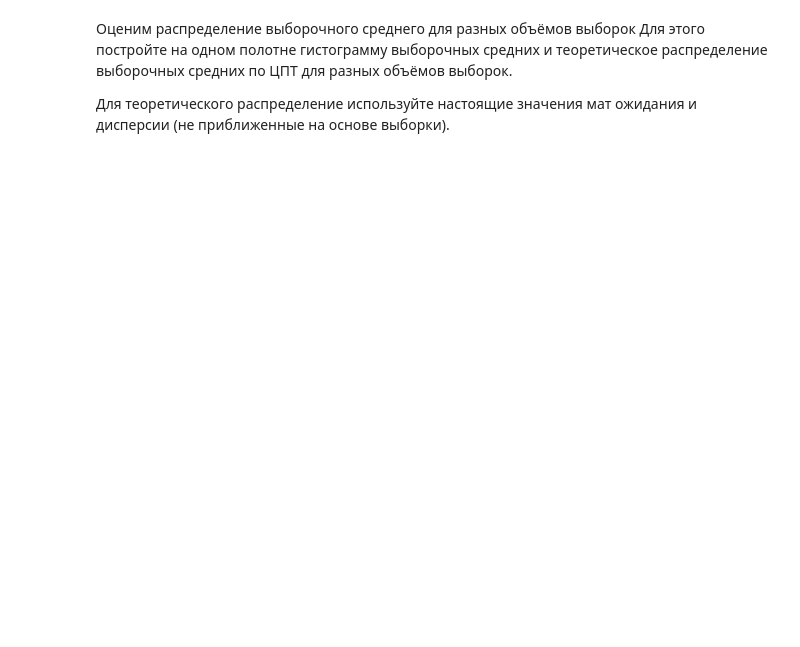
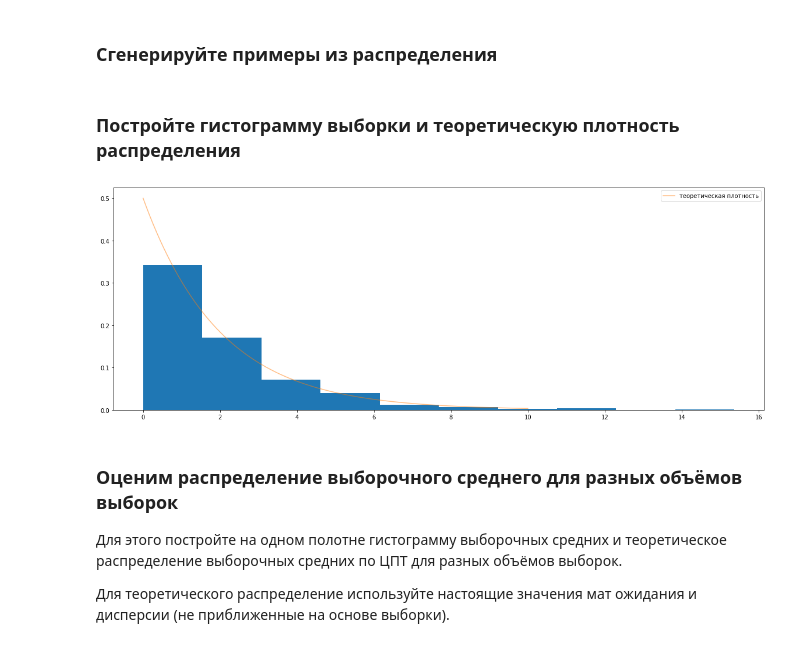
Before and after one commit to buxkirill/reboot_DA, a Jupyter notebook: math_stat/homeworks/Практика_к_занятию_12_empty.ipynb, the cells around one changed output. Drawn from its saved outputs; the diff is of its cells as text; code cells hidden in the pictures; blank space fills up the shorter version.

```diff
--- a/math_stat/homeworks/Практика_к_занятию_12_empty.ipynb
+++ b/math_stat/homeworks/Практика_к_занятию_12_empty.ipynb
@@ -11,5 +13,29 @@ import math
+# %% [markdown]
+### Сгенерируйте примеры из распределения
+# %%
+# ваш код тут
+# возьмем мат ожидание и дисперсию из википедии
+k = 2
+VAR = 2 * k
+MEAN = k
+chi2_rv = sts.chi2(df=k)
+sample = chi2_rv.rvs(1000)
+# %% [markdown]
+### Постройте гистограмму выборки и теоретическую плотность распределения
+# %%
+# ваш код тут
+x = np.linspace(0,10,1000)
+pdf = chi2_rv.pdf(x)
+
+plt.figure(figsize=(20,7))
+plt.hist(sample, density=True)
+plt.plot(x, pdf, label='теоретическая плотность', alpha=0.5)
+plt.legend()
+plt.show()
+# %% [output]
+[figure, added]
 # %% [markdown]
-Оценим распределение выборочного среднего для разных объёмов выборок
+### Оценим распределение выборочного среднего для разных объёмов выборок
 Для этого постройте на одном полотне гистограмму выборочных средних и теоретическое распределение выборочных средних по ЦПТ для разных объёмов выборок.
 
 Для теоретического распределение используйте настоящие значения мат ожидания и дисперсии (не приближенные на основе выборки).
```
Also changed, not shown: parts of 9 cells of this notebook.
